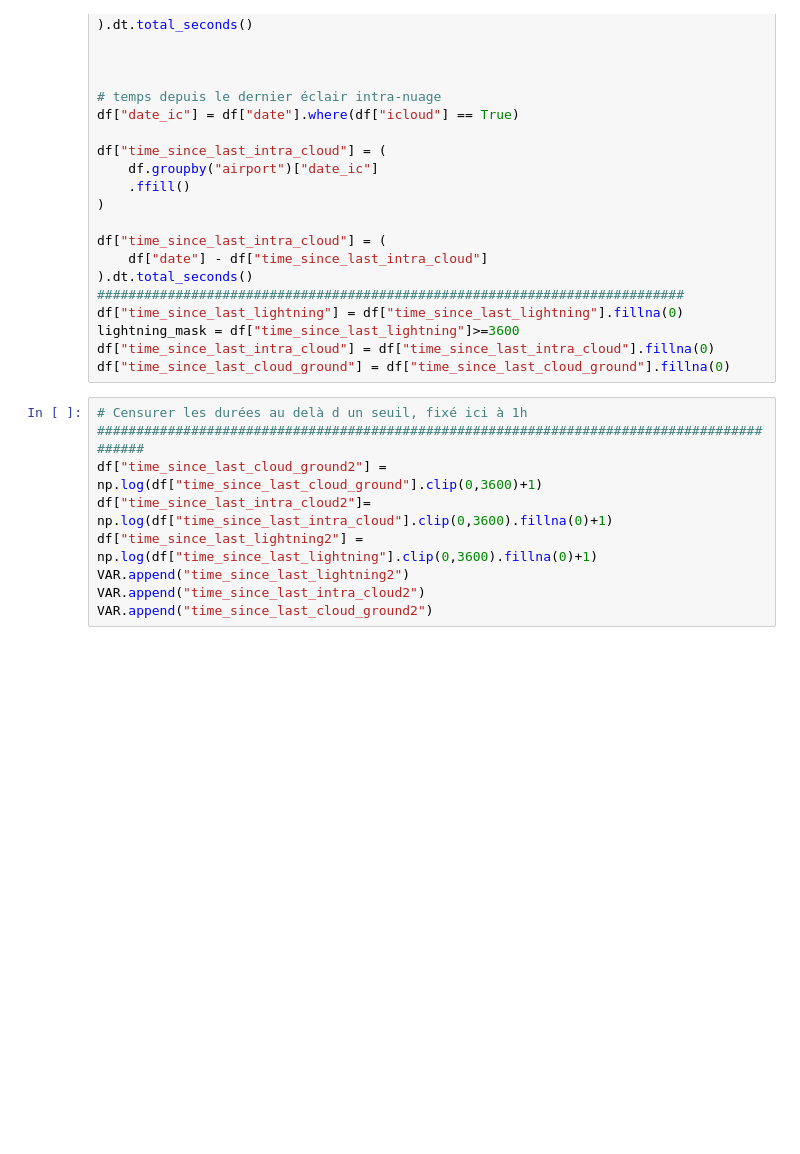
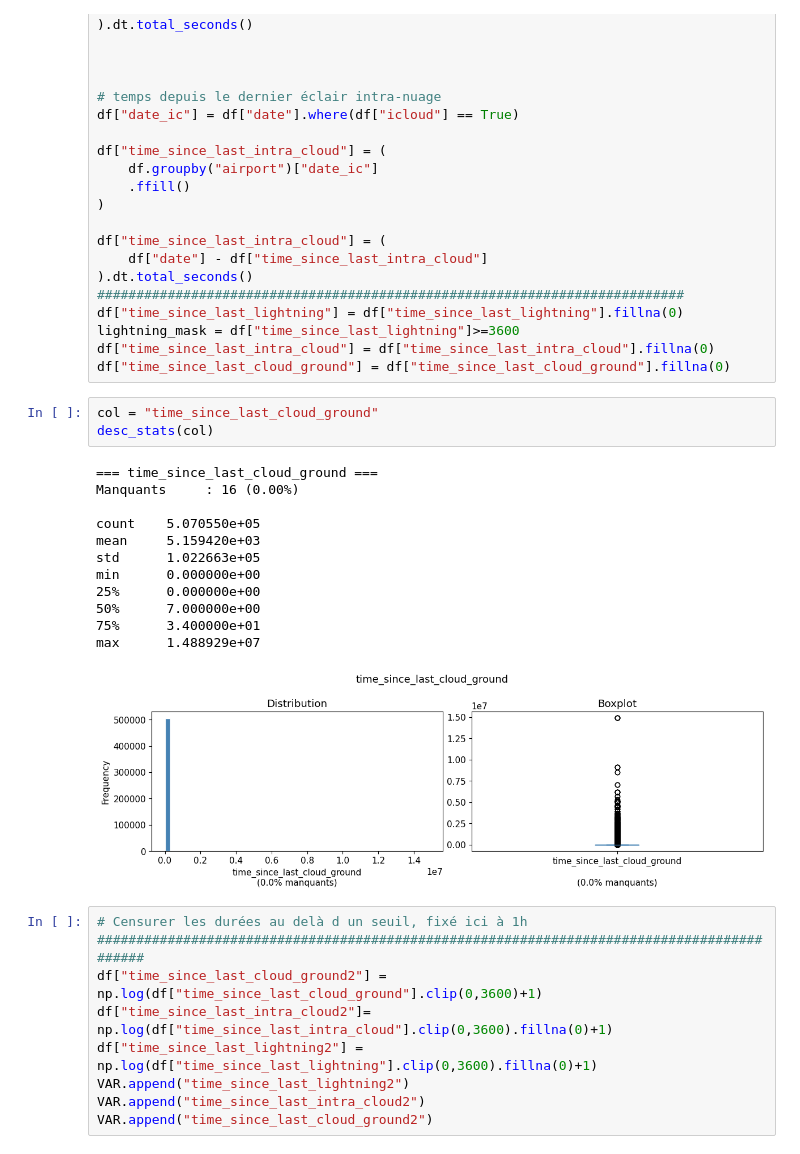
Before and after one commit to Charlin-D-S/IA-PAU-Data-Battle, a Jupyter notebook: notebooks/feature_engeneering.ipynb, the cells around one changed output. Drawn from its saved outputs; the diff is of its cells as text; blank space fills up the shorter version.

```diff
--- a/notebooks/feature_engeneering.ipynb
+++ b/notebooks/feature_engeneering.ipynb
@@ -155,6 +155,22 @@ df["time_since_last_lightning"] = df["time_since_last_lightning"].fillna(0)
 lightning_mask = df["time_since_last_lightning"]>=3600
 df["time_since_last_intra_cloud"] = df["time_since_last_intra_cloud"].fillna(0)
 df["time_since_last_cloud_ground"] = df["time_since_last_cloud_ground"].fillna(0)
+# %%
+col = "time_since_last_cloud_ground"
+desc_stats(col)
+# %% [output]
+=== time_since_last_cloud_ground ===
+Manquants     : 16 (0.00%)
+
+count    5.070550e+05
+mean     5.159420e+03
+std      1.022663e+05
+min      0.000000e+00
+25%      0.000000e+00
+50%      7.000000e+00
+75%      3.400000e+01
+max      1.488929e+07
+[figure, added]
 # %%
 # Censurer les durées au delà d un seuil, fixé ici à 1h
 ###########################################################################################
```
Also changed, not shown: 1 other file.
